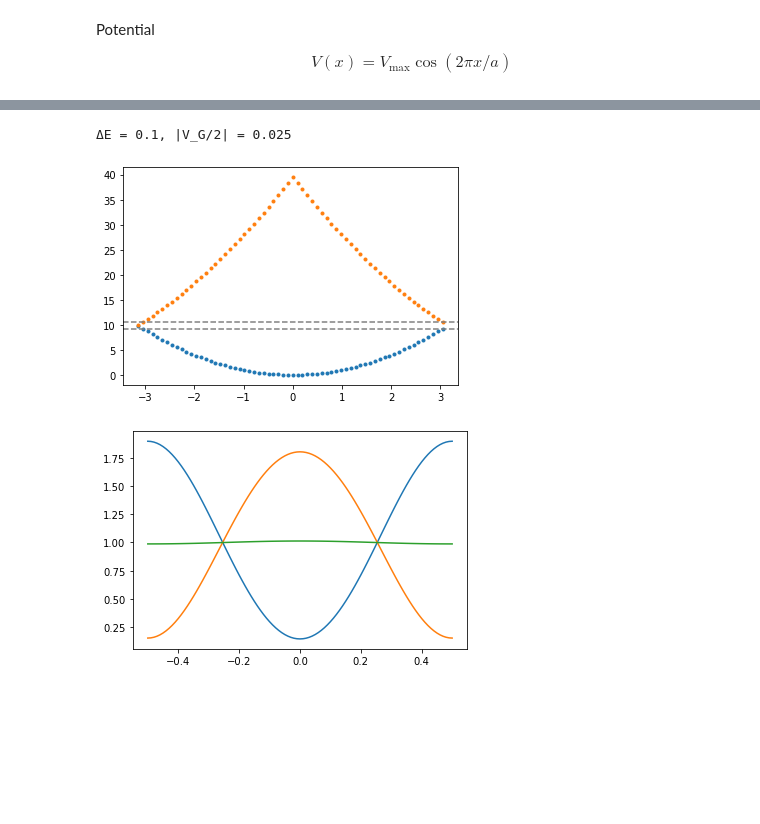
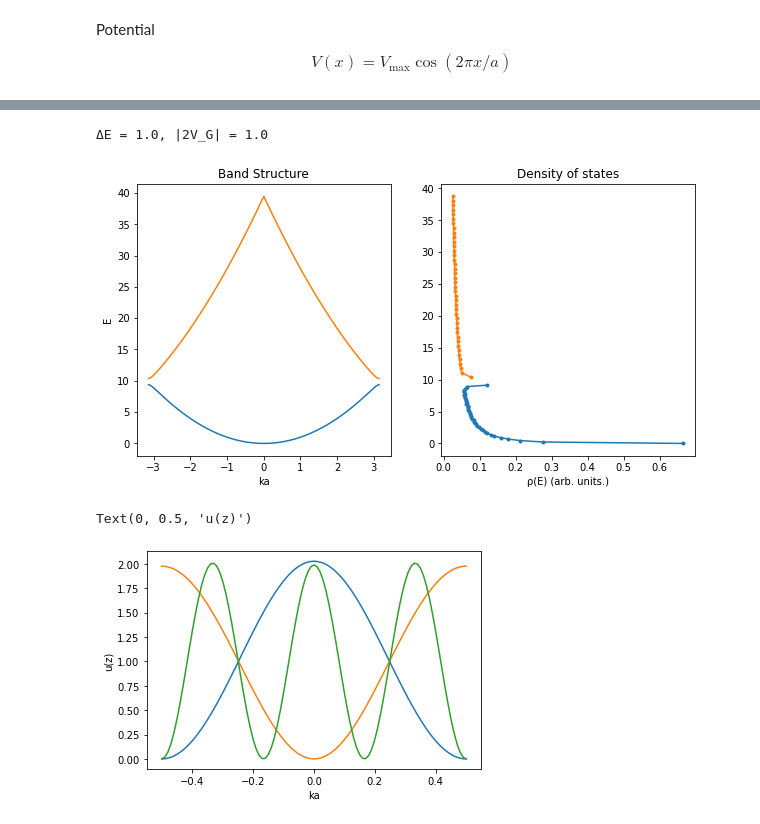
Before and after one commit to susyexists/EBT617E, a Jupyter notebook: 1d_band_structure.ipynb, the cells around one changed output, grey strips where cells are left out. Saved outputs shown, nothing was run; the diff lists cells and outputs as text; code cells hidden in the pictures; blank space fills up the shorter version.

```diff
--- a/1d_band_structure.ipynb
+++ b/1d_band_structure.ipynb
@@ -48,13 +67,13 @@ Potential
 
 $$ V(x) = V_\mathrm{max} \cos (2 \pi x/a) $$
 # %%
-Vmax = .1
+Vmax = 1
 
 dF = 1
 FCoeffs = np.zeros(2*dF+1)
-FCoeffs[0] = Vmax/2
+FCoeffs[0] = -Vmax/2
 FCoeffs[1] = 0
-FCoeffs[2] = Vmax/2
+FCoeffs[2] = -Vmax/2
 # %%
 # real-Fourier space transform
 
@@ -77,17 +98,16 @@ plt.plot(zz,Vz.imag)
 # %%
 def FMat(FCoeffs, nmax):
-    FCoeffs0 = FCoeffs
     dB = 2*nmax+1
     MM = np.zeros([dB,dB])
     dM = len(FCoeffs)//2+1
-    for iFc,Fc in enumerate(FCoeffs0):
+    for iFc,Fc in enumerate(FCoeffs):
         MM+=np.diag([Fc]*(dB-np.abs(-dM+iFc+1)),-dM+iFc+1)
     return MM # +MM.T
 
-def Hband(nmax,k,FCoeffs):
+def Hband(nmax,k,VFMat):
     nn = np.arange(-nmax,nmax+1)
     HH = np.diag(ϵkG(k,nn))
-    HH+= FMat(FCoeffs, nmax)
+    HH+= VFMat
     return HH
 # %%
 plt.imshow(FMat(FCoeffs, nmax))
@@ -97,6 +117,7 @@ plt.imshow(FMat(FCoeffs, nmax))
 # %%
 k=0
-Hb = Hband(nmax,k,FCoeffs)
+VFMat = FMat(FCoeffs, nmax)
+Hb    = Hband(nmax,k,VFMat)
 # %%
 plt.imshow(Hb)
 # %% [output]
@@ -105,7 +126,7 @@ plt.imshow(Hb)
 # %%
 Ebands=[]
 for k in kk:
-    Hb = Hband(nmax,k,FCoeffs)
+    Hb = Hband(nmax,k,VFMat)
     ee, uu = np.linalg.eigh(Hb)
     Ebands.append(ee)
 
@@ -113,17 +154,26 @@ Ebands=np.array(Ebands)
 # %%
+fig, ax = plt.subplots(1,2, figsize=(10,5))
+
+Nbands=2
 # plot the first two bands
-for ni,n in enumerate(nn[:2]):
-    plt.plot(kk,Ebands[:,ni],'.')
+for ni,n in enumerate(nn[:Nbands]):
+    ax[0].plot(kk,Ebands[:,ni],'-')
+    ρE, Ea = np.histogram(Ebands[:,ni], bins=41, density=True)
+    ax[1].plot(ρE,Ea[:-1],'.-')
+# energy gap between 1st and 2nd band
+# plt.axhline(y=Ebands[-1,0], ls='--', color="gray")
+# plt.axhline(y=Ebands[-1,1], ls='--', color="gray")
 
-# energy gap between 1st and 2nd band
-plt.axhline(y=Ebands[-1,0], ls='--', color="gray")
-plt.axhline(y=Ebands[-1,1], ls='--', color="gray")
+print(f'ΔE = {Ebands[0,1] - Ebands[0,0]:.3}, |2V_G| = {2*abs(FCoeffs[-1]):3}')
 
-print(f'ΔE = {Ebands[0,1] - Ebands[0,0]:.3}, |V_G/2| = {abs(FCoeffs[-1]/2):3}')
-
-#plt.ylim([9,10])
+#plt.ylim([Ebands[0,0]*.8,Ebands[0,1]*1.2])
+ax[0].set_ylabel("E")
+ax[0].set_xlabel("ka")
+ax[0].set_title("Band Structure")
+ax[1].set_xlabel("ρ(E) (arb. units.)")
+ax[1].set_title("Density of states");
 # %% [output]
-ΔE = 0.1, |V_G/2| = 0.025
+ΔE = 1.0, |2V_G| = 1.0
-[figure, old version]
+[figure, new version]
 # %%
 # real-Fourier space transform
@@ -137,5 +187,8 @@ expqnz= np.exp(1j*2*np.pi*np.outer(zz,nn))
 for iz in range(3):
     uz = expqnz@uu[:,iz]
     plt.plot(zz,np.abs(uz)**2)
+plt.xlabel("ka")
+plt.ylabel("u(z)")
 # %% [output]
+Text(0, 0.5, 'u(z)')
-[figure, old version]
+[figure, new version]
```
Also changed, not shown: parts of 7 cells of this notebook, 2 other files.
